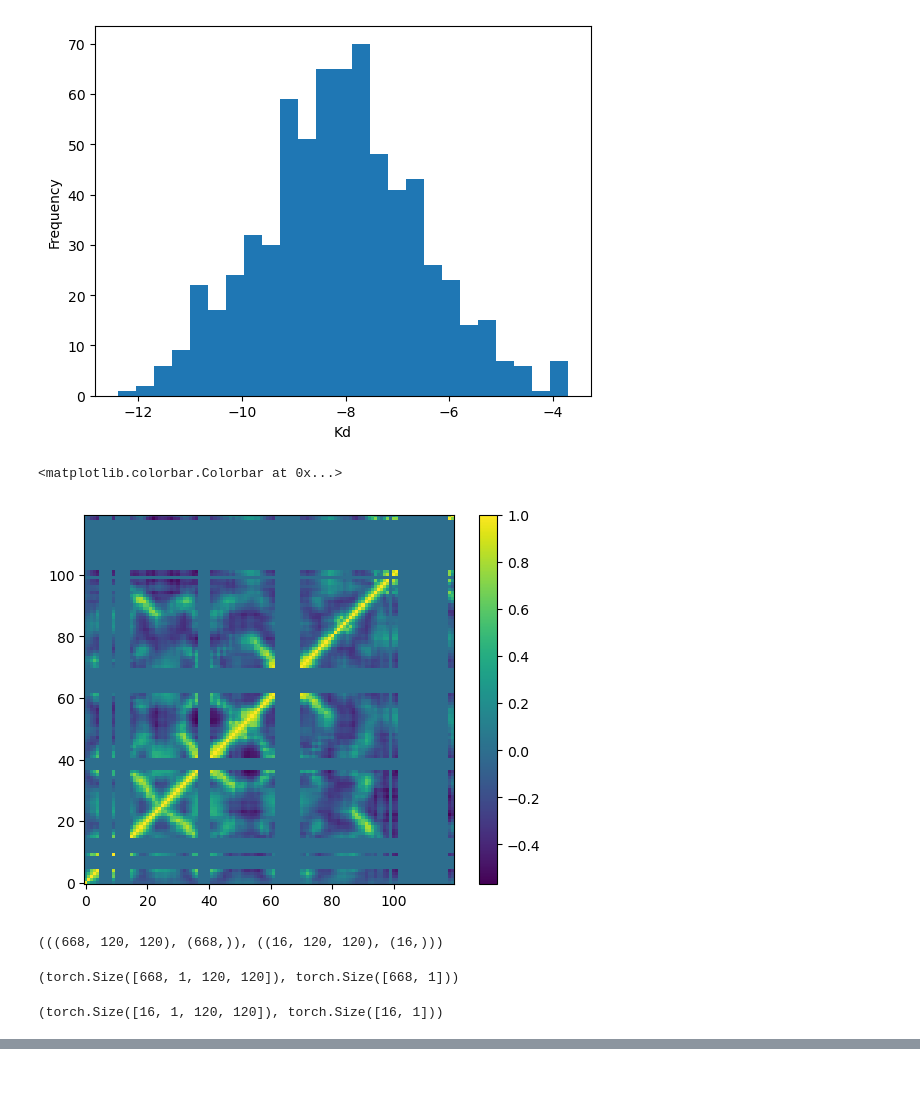
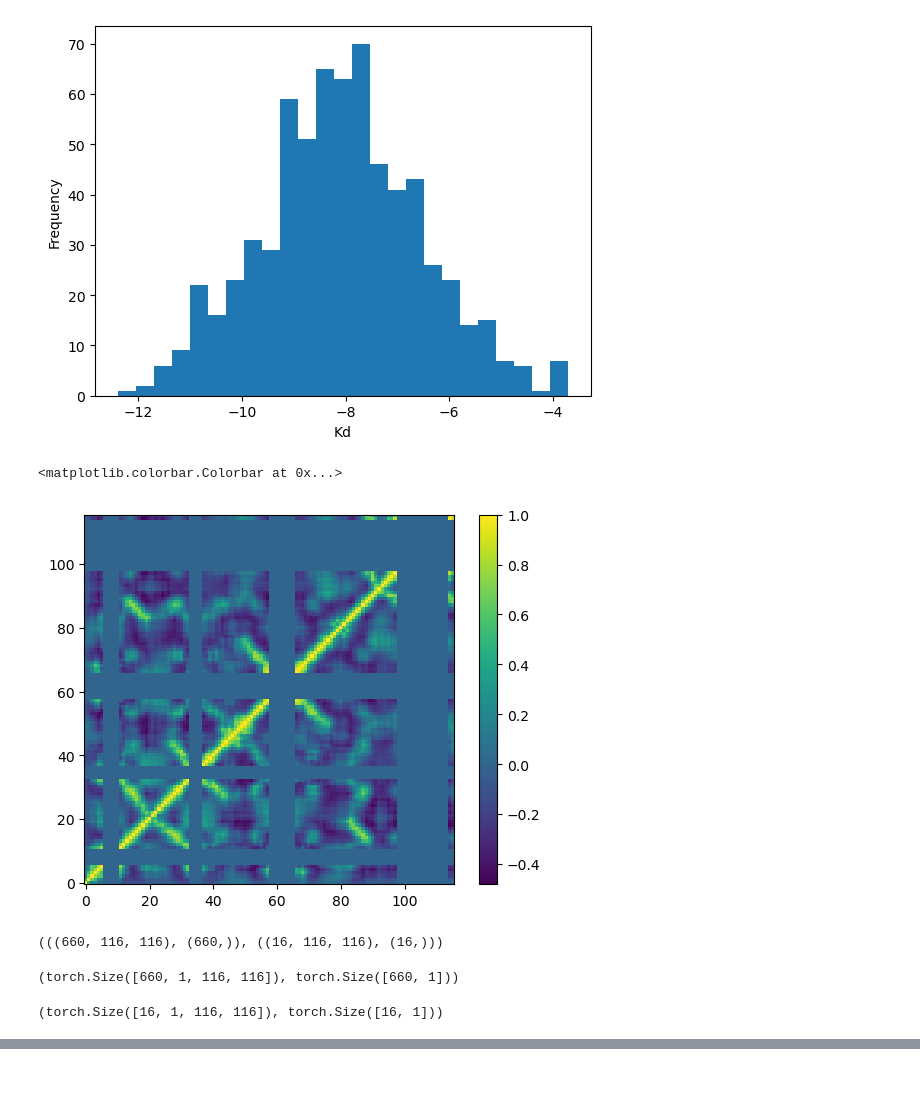
Before and after one commit to kevinmicha/ANTIPASTI, a Jupyter notebook: NMA CNN.ipynb, the cells around one changed output, grey strips where cells are left out. Drawn from its saved outputs; the diff is of its cells as text; code cells hidden in the pictures.

```diff
--- a/NMA CNN.ipynb
+++ b/NMA CNN.ipynb
@@ -92,7 +92,7 @@ def generate_cdr1_to_cdr3_pdb(path, keepABC=True, lresidues=False):
 # %%
 # Getting entries with affinity and antigen information
 df = pd.read_csv('sabdab_summary_all.tsv', sep='\t', header=0)[['pdb', 'antigen_type', 'affinity']]
-pathological = ['5omm', '1mj7', '1qfw', '1qyg', '3ifl', '3lrh', '3pp4', '3ru8', '3t0w', '3t0x', '4fqr', '4gxu', '4jfx', '4k3h', '4jfz', '4jg0', '4jg1', '4jn2', '4o4y', '4qxt', '4r3s', '4w6y', '4w6y', '5ies', '5ivn', '5j57', '5kvd', '5kzp', '5mes', '5nmv', '5sy8', '5t29', '5t5b', '5vag']
+pathological = ['5omm', '1mj7', '1qfw', '1qyg', '3ifl', '3lrh', '3pp4', '3ru8', '3t0w', '3t0x', '4fqr', '4gxu', '4jfx', '4k3h', '4jfz', '4jg0', '4jg1', '4jn2', '4o4y', '4qxt', '4r3s', '4w6y', '4w6y', '5ies', '5ivn', '5j57', '5kvd', '5kzp', '5mes', '5nmv', '5sy8', '5t29', '5t5b', '5vag', '3etb', '3gkz', '3uze', '3uzq', '4f9l', '4gqp', '4r2g', '5c6t']
 df.drop_duplicates(keep='first', inplace=True)
 df = df[(df.antigen_type.notna()) & (df.antigen_type != 'NA')][['pdb', 'affinity']]
 df = df[(df.affinity.notna()) & (df.affinity != 'None')]
@@ -256,19 +256,19 @@ plt.xlabel('Kd')
 plt.ylabel('Frequency')
 plt.show()
 # %% [output]
-[figure, old version]
+[figure, new version]
 # %%
-plt.imshow(train_x[16].reshape(train_x.shape[-1], train_x.shape[-1]), origin='lower')
+plt.imshow(train_x[74].reshape(train_x.shape[-1], train_x.shape[-1]), origin='lower')
 plt.colorbar()
 # %% [output]
 <matplotlib.colorbar.Colorbar at 0x...>
-[figure, old version]
+[figure, new version]
 # %%
 # create validation set
-train_x, val_x, train_y, val_y = train_test_split(train_x, train_y, test_size=0.023, random_state=30)
+train_x, val_x, train_y, val_y = train_test_split(train_x, train_y, test_size=0.023, random_state=31)
 (train_x.shape, train_y.shape), (val_x.shape, val_y.shape)
 # %% [output]
-(((668, 120, 120), (668,)), ((16, 120, 120), (16,)))
+(((660, 116, 116), (660,)), ((16, 116, 116), (16,)))
 # %%
 # converting training images into torch format
 train_x = train_x.reshape(train_x.shape[0], 1, train_x.shape[1], train_x.shape[1])
@@ -282,7 +282,7 @@ train_y = torch.from_numpy(train_y)
 # shape of training data
 train_x.shape, train_y.shape
 # %% [output]
-(torch.Size([668, 1, 120, 120]), torch.Size([668, 1]))
+(torch.Size([660, 1, 116, 116]), torch.Size([660, 1]))
 # %%
 # converting validation images into torch format
 val_x = val_x.reshape(val_x.shape[0], 1, train_x.shape[2], train_x.shape[2])
@@ -296,7 +296,7 @@ val_y = torch.from_numpy(val_y)
 # shape of validation data
 val_x.shape, val_y.shape
 # %% [output]
-(torch.Size([16, 1, 120, 120]), torch.Size([16, 1]))
+(torch.Size([16, 1, 116, 116]), torch.Size([16, 1]))
 # %%
 n_filters = 3
 filter_size = 5
```
Also changed, not shown: parts of 69 cells of this notebook, 20 other files.
